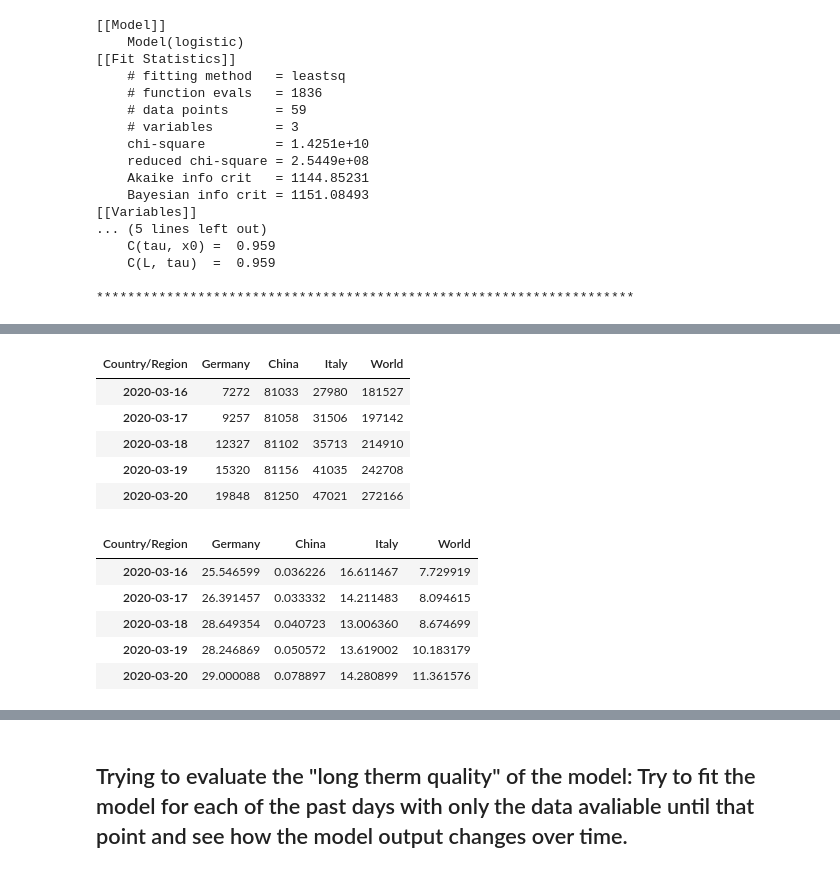
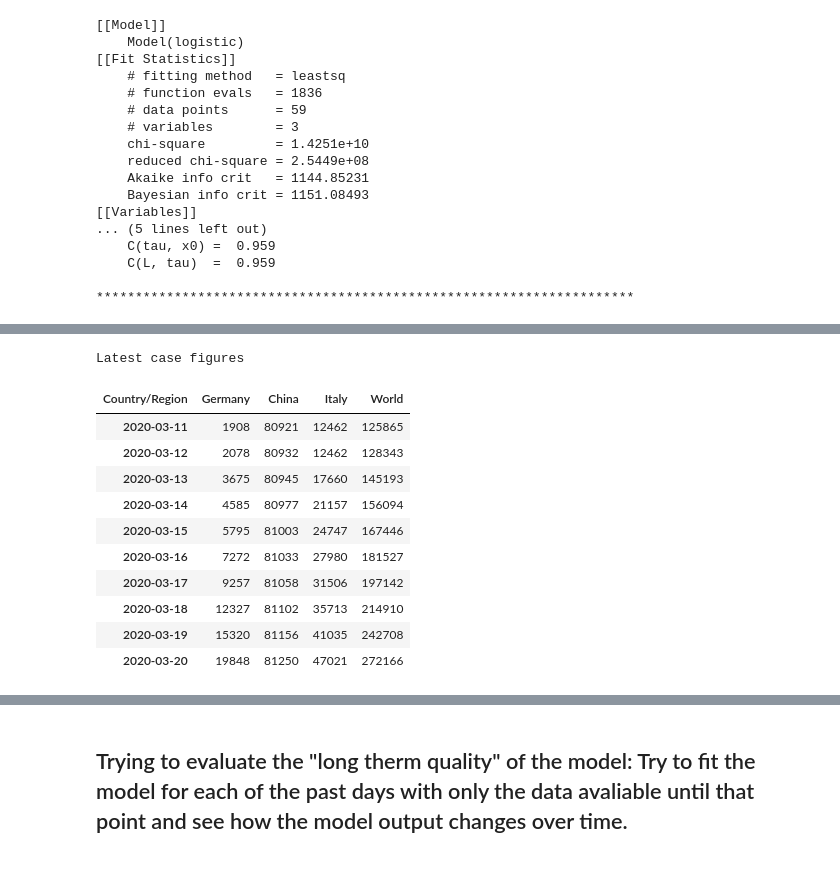
Before and after one commit to jmacenka/jupyternotebook_covid_19_visualization, a Jupyter notebook: analysis_of_the_covid_19_course.ipynb, the cells around one changed output, grey strips where cells are left out. Drawn from its saved outputs; the diff is of its cells as text; code cells hidden in the pictures.

```diff
--- a/analysis_of_the_covid_19_course.ipynb
+++ b/analysis_of_the_covid_19_course.ipynb
@@ -219,18 +247,16 @@ plt.show()
-# %%
-df_requested.tail()
-# %% [output]
-| Country/Region | Germany | China | Italy | World |
-| 2020-03-16 | 7272 | 81033 | 27980 | 181527 |
-| 2020-03-17 | 9257 | 81058 | 31506 | 197142 |
-| 2020-03-18 | 12327 | 81102 | 35713 | 214910 |
-| 2020-03-19 | 15320 | 81156 | 41035 | 242708 |
-| 2020-03-20 | 19848 | 81250 | 47021 | 272166 |
-# %%
-df_requested_growthrate.tail()
-# %% [output]
-| Country/Region | Germany | China | Italy | World |
-| 2020-03-16 | 25.546599 | 0.036226 | 16.611467 | 7.729919 |
-| 2020-03-17 | 26.391457 | 0.033332 | 14.211483 | 8.094615 |
-| 2020-03-18 | 28.649354 | 0.040723 | 13.006360 | 8.674699 |
-| 2020-03-19 | 28.246869 | 0.050572 | 13.619002 | 10.183179 |
-| 2020-03-20 | 29.000088 | 0.078897 | 14.280899 | 11.361576 |
+# %%
+print('Latest case figures')
+df_requested.tail(10)
+# %% [output]
+Latest case figures
+| Country/Region | Germany | China | Italy | World |
+| 2020-03-11 | 1908 | 80921 | 12462 | 125865 |
+| 2020-03-12 | 2078 | 80932 | 12462 | 128343 |
+| 2020-03-13 | 3675 | 80945 | 17660 | 145193 |
+| 2020-03-14 | 4585 | 80977 | 21157 | 156094 |
+| 2020-03-15 | 5795 | 81003 | 24747 | 167446 |
+| 2020-03-16 | 7272 | 81033 | 27980 | 181527 |
+| 2020-03-17 | 9257 | 81058 | 31506 | 197142 |
+| 2020-03-18 | 12327 | 81102 | 35713 | 214910 |
+| 2020-03-19 | 15320 | 81156 | 41035 | 242708 |
+| 2020-03-20 | 19848 | 81250 | 47021 | 272166 |
```
Also changed, not shown: parts of 15 cells of this notebook.
